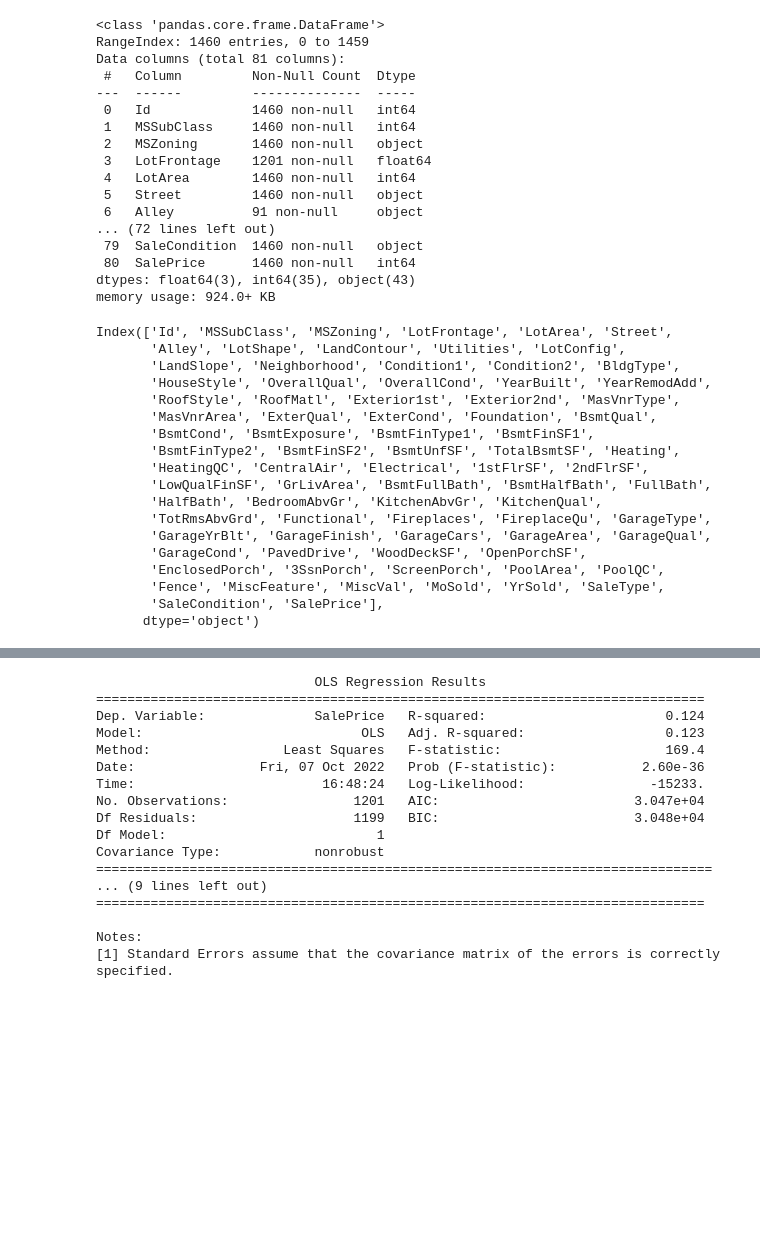
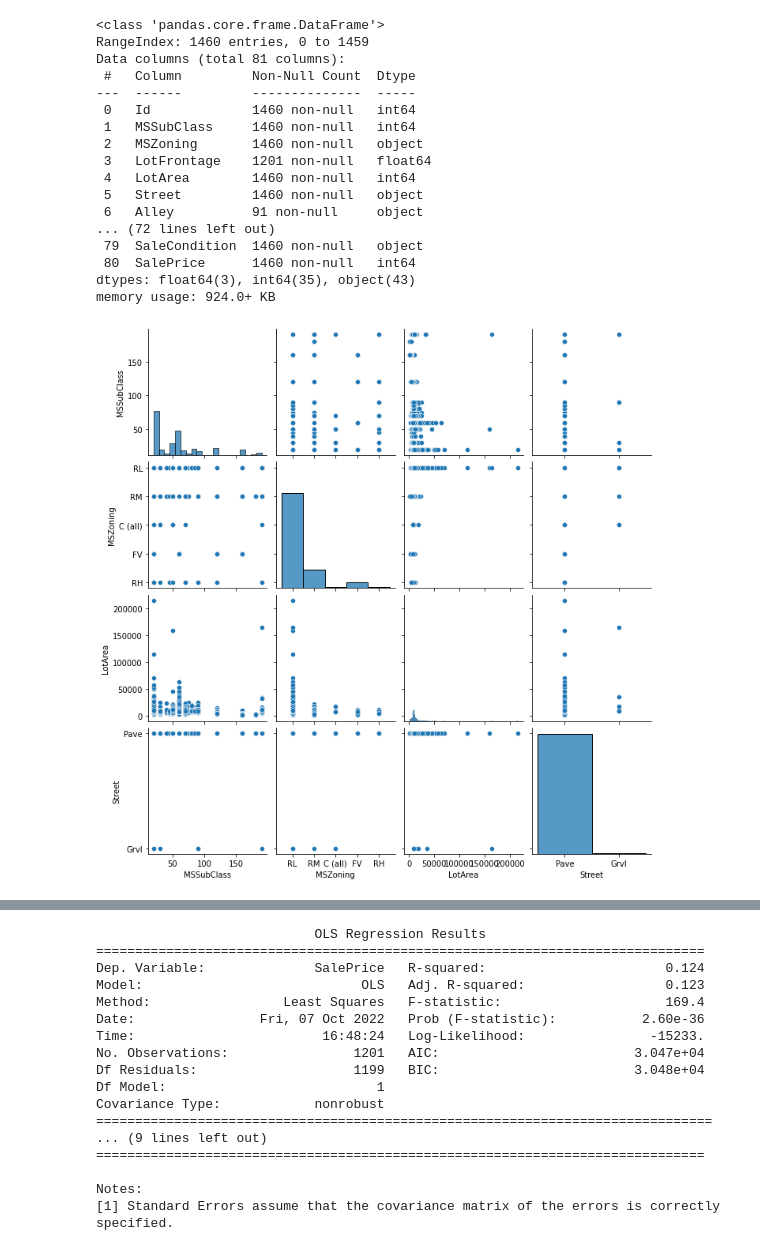
Before and after one commit to havaledar/House-prices-kaggle-6100, a Jupyter notebook: House_prices.ipynb, the cells around one changed output, grey strips where cells are left out. Cells and saved outputs as stored; diff of their text form; code cells hidden in the pictures; blank space fills up the shorter version.

```diff
--- a/House_prices.ipynb
+++ b/House_prices.ipynb
@@ -31,24 +35,7 @@ memory usage: 924.0+ KB
 na_number=df_train[df_train.columns[df_train.isnull().any()]].isnull().sum()
 
 df_train_nona=df_train.drop(na_number[na_number > 100].index ,axis=1)
-# %%
-df.columns
-# %% [output]
-Index(['Id', 'MSSubClass', 'MSZoning', 'LotFrontage', 'LotArea', 'Street',
-       'Alley', 'LotShape', 'LandContour', 'Utilities', 'LotConfig',
-       'LandSlope', 'Neighborhood', 'Condition1', 'Condition2', 'BldgType',
-       'HouseStyle', 'OverallQual', 'OverallCond', 'YearBuilt', 'YearRemodAdd',
-       'RoofStyle', 'RoofMatl', 'Exterior1st', 'Exterior2nd', 'MasVnrType',
-       'MasVnrArea', 'ExterQual', 'ExterCond', 'Foundation', 'BsmtQual',
-       'BsmtCond', 'BsmtExposure', 'BsmtFinType1', 'BsmtFinSF1',
-       'BsmtFinType2', 'BsmtFinSF2', 'BsmtUnfSF', 'TotalBsmtSF', 'Heating',
-       'HeatingQC', 'CentralAir', 'Electrical', '1stFlrSF', '2ndFlrSF',
-       'LowQualFinSF', 'GrLivArea', 'BsmtFullBath', 'BsmtHalfBath', 'FullBath',
-       'HalfBath', 'BedroomAbvGr', 'KitchenAbvGr', 'KitchenQual',
-       'TotRmsAbvGrd', 'Functional', 'Fireplaces', 'FireplaceQu', 'GarageType',
-       'GarageYrBlt', 'GarageFinish', 'GarageCars', 'GarageArea', 'GarageQual',
-       'GarageCond', 'PavedDrive', 'WoodDeckSF', 'OpenPorchSF',
-       'EnclosedPorch', '3SsnPorch', 'ScreenPorch', 'PoolArea', 'PoolQC',
-       'Fence', 'MiscFeature', 'MiscVal', 'MoSold', 'YrSold', 'SaleType',
-       'SaleCondition', 'SalePrice'],
-      dtype='object')
+# %%
+sns.pairplot(df_train_nona, vars=df_train_nona.columns[1:5]);
+# %% [output]
+[figure, added]
```
Also changed, not shown: parts of 5 cells of this notebook.
